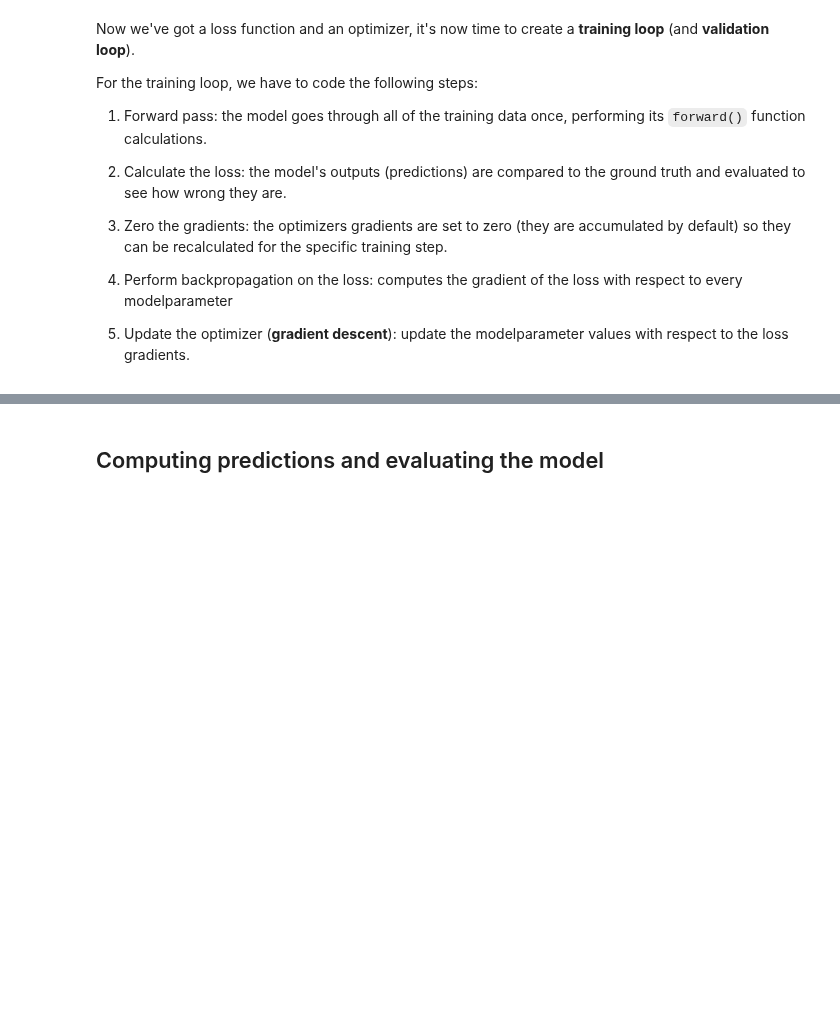
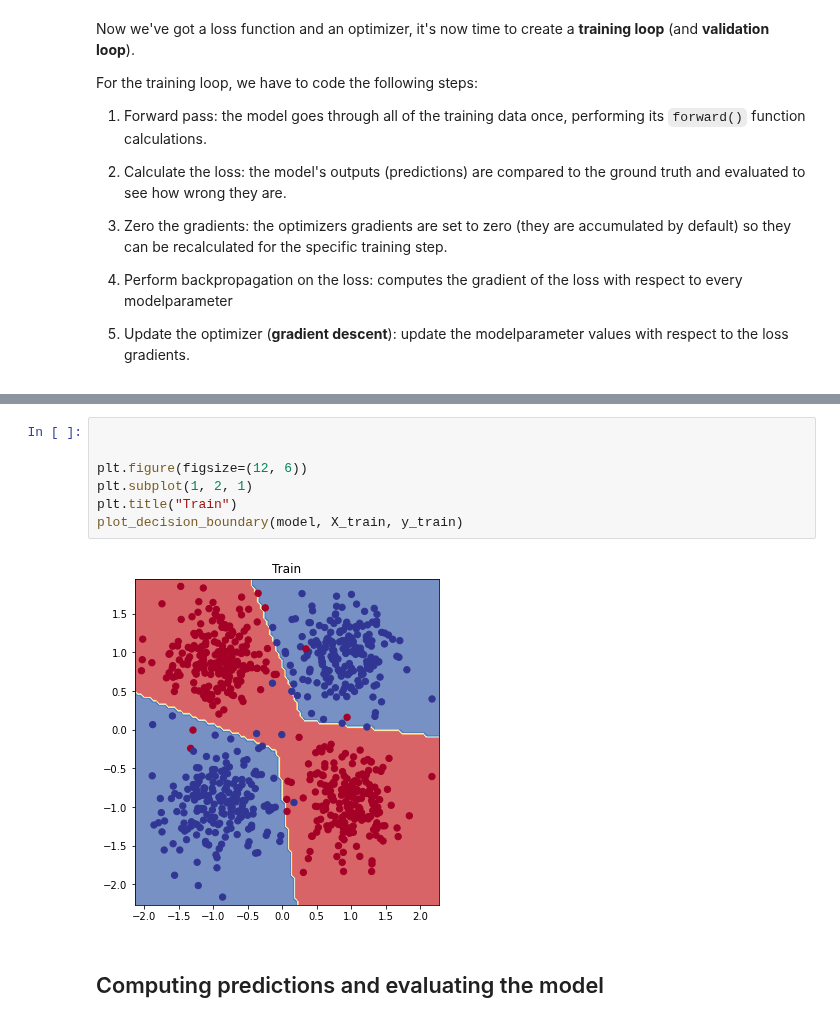
Before and after one commit to sdgroeve/D012554_Machine_Learning_2023, a Jupyter notebook: 02_neural_networks_in_pytorch.ipynb, the cells around one changed output, grey strips where cells are left out. Drawn from its saved outputs; the diff is of its cells as text; blank space fills up the shorter version.

```diff
--- a/02_neural_networks_in_pytorch.ipynb
+++ b/02_neural_networks_in_pytorch.ipynb
@@ -308,3 +305,12 @@ validation AUC: 1.0
+# %%
+
+
+plt.figure(figsize=(12, 6))
+plt.subplot(1, 2, 1)
+plt.title("Train")
+plot_decision_boundary(model, X_train, y_train)
+# %% [output]
+[figure, added]
 # %% [markdown]
 ## Computing predictions and evaluating the model
 # %%
```
Also changed, not shown: parts of 36 cells of this notebook.
